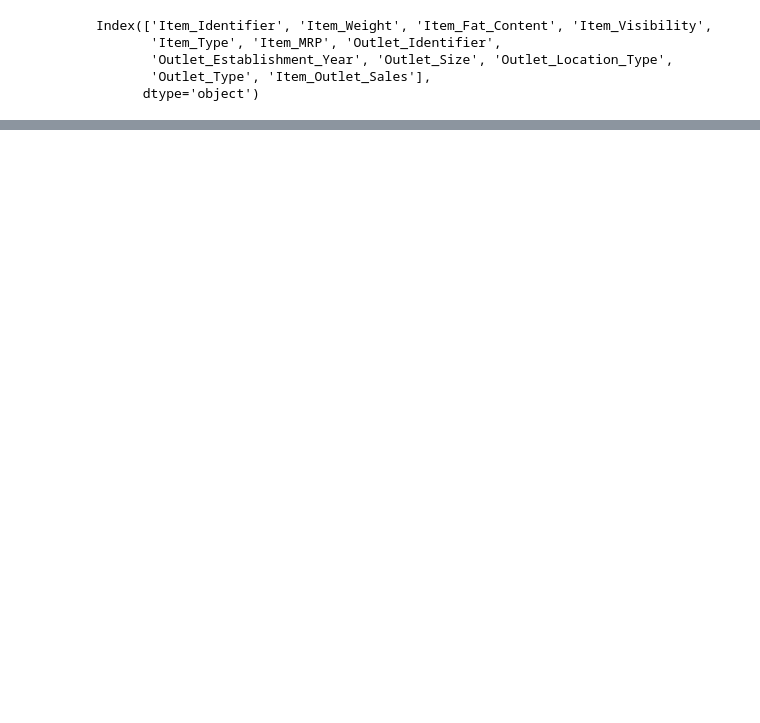
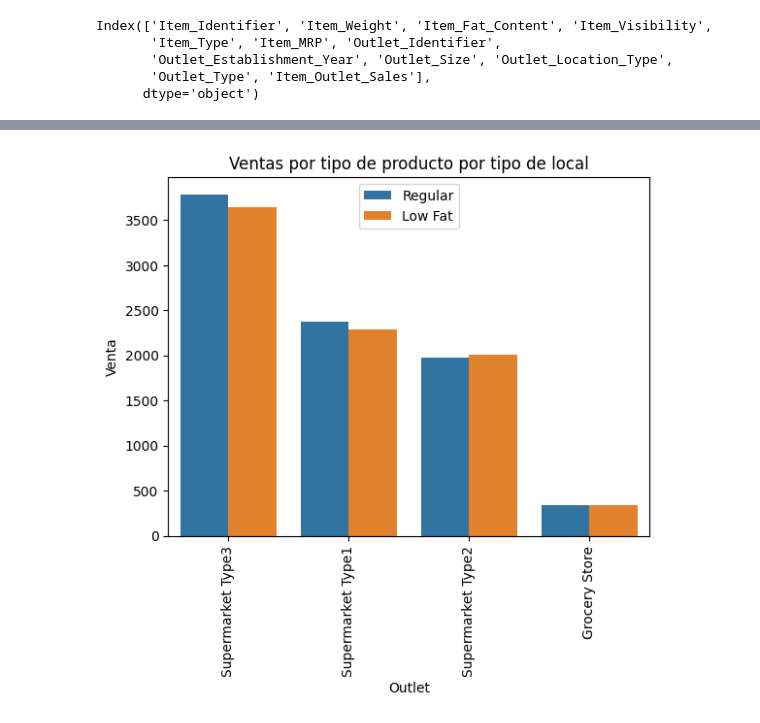
Before and after one commit to Jose-Balocchi/Retail---Predicciones-de-ventas, a Jupyter notebook: 05_Proyecto_1.ipynb, the cells around one changed output, grey strips where cells are left out. Cells and saved outputs as stored; diff of their text form; code cells hidden in the pictures; blank space fills up the shorter version.

```diff
--- a/05_Proyecto_1.ipynb
+++ b/05_Proyecto_1.ipynb
@@ -531,0 +561,5 @@ plt.xticks(rotation = 65)
+# %%
+# ahora veremos la diferencia de ventas de los tipos de producto por nivel de grasa
+grafico_tipo_comida_grasa = df.groupby(['Outlet_Type', 'Item_Fat_Content'])['Item_Outlet_Sales'].mean().sort_values(ascending = False)
+grafico_tipo_comida_grasa = grafico_tipo_comida_grasa.reset_index()
+grafico_tipo_comida_grasa
@@ -531,0 +576,12 @@ plt.xticks(rotation = 65)
+# %%
+# Grafiquemos
+
+sns.barplot(x = grafico_tipo_comida_grasa['Outlet_Type'], y = grafico_tipo_comida_grasa['Item_Outlet_Sales'], hue= grafico_tipo_comida_grasa['Item_Fat_Content'])
+plt.title('Ventas por tipo de producto por tipo de local')
+plt.xticks(rotation = 90)
+plt.legend(loc = 'upper center')
+plt.xlabel('Outlet')
+plt.ylabel('Venta')
+plt.show()
+# %% [output]
+[figure, added]
```
Also changed, not shown: parts of 23 cells of this notebook.
